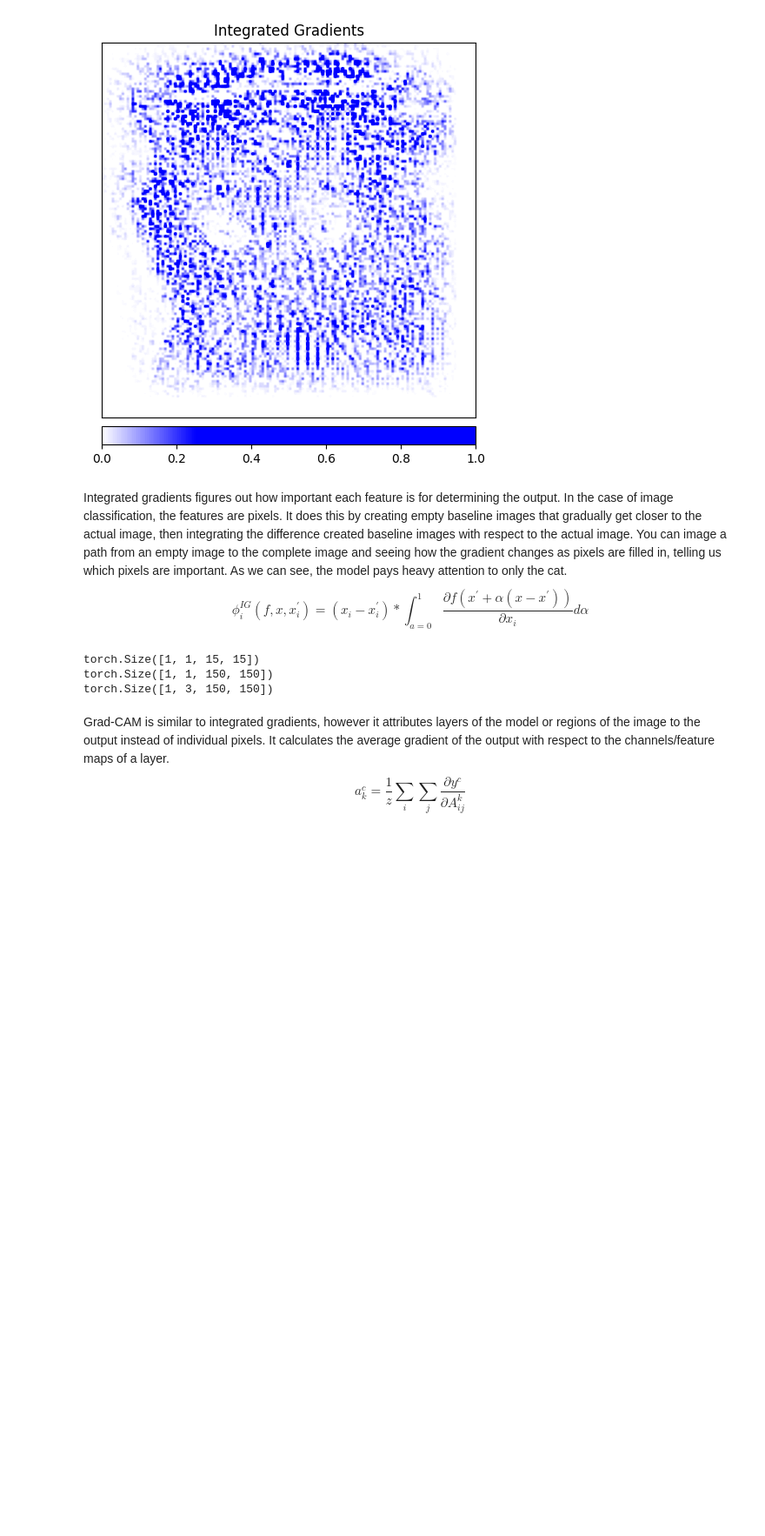
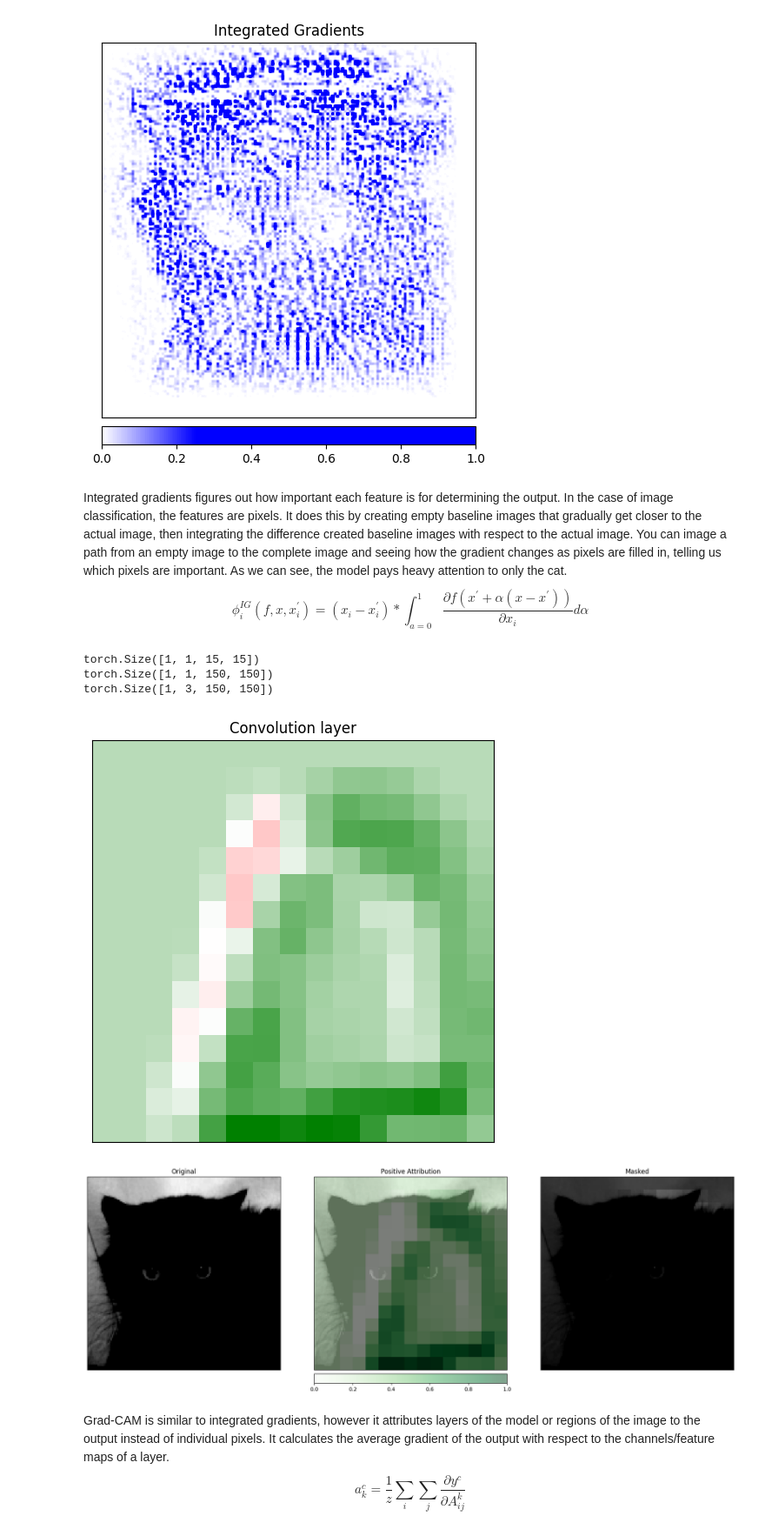
Before and after one commit to KenTheNoob/eng-ai-agents, a Jupyter notebook: assignments/assignment-2a/assignment-2a.ipynb, the cells around one changed output. Shown at 87% size. Drawn from its saved outputs; the diff is of its cells as text; code cells hidden in the pictures; blank space fills up the shorter version.

```diff
--- a/assignments/assignment-2a/assignment-2a.ipynb
+++ b/assignments/assignment-2a/assignment-2a.ipynb
@@ -90,22 +82,39 @@ $$
 \phi_i^{IG}(f,x,x_i^{'})=(x_i-x_i^{'})*\int_{a=0}^1\frac{\partial f(x^{'}+\alpha(x-x^{'}))}{\partial x_i}d\alpha
 $$
 # %%
+# Grad CAM
 layer_gradcam = LayerGradCam(model, model.module.conv4)
-attributions_lgc = layer_gradcam.attribute(input_img.to(device))
-upsame_attr_lgc = LayerAttribution.interpolate(attributions_lgc, input_img.shape[2:])
+
+''' My model is far too confident with it's predictions after having trained it for so long
+    (see model_gpu.ipynb for model performance)
+    As a result, it outputs 1.0 for the cat image causing the attribution method to return a zero tensor
+    To solve this, I must continually augment the image to reduce my model's confidence
+    Rarely, the code may have to be rerun'''
+augmentation = transforms.Compose([
+    transforms.RandomHorizontalFlip(0.5),
+    transforms.RandomAffine(degrees=40,translate=(0,0.2), scale=(0.8,1.2), shear=(0.8,1.2,0.8,1.2)),
+])
+output = 1.0
+augmented_img = input_img
+while(output > 0.9):
+    augmented_img = augmentation(augmented_img)
+    # Run the model and get the output
+    output = model(augmented_img.to(device)).item()
+attributions_lgc = layer_gradcam.attribute(augmented_img.to(device))
+upsame_attr_lgc = LayerAttribution.interpolate(attributions_lgc, augmented_img.shape[2:])
 print(attributions_lgc.shape)
 print(upsame_attr_lgc.shape)
 print(input_img.shape)
-#_ = viz.visualize_image_attr(attributions_lgc[0].cpu().permute(1,2,0).detach().numpy(), sign="all", title="Convolution layer")
+_ = viz.visualize_image_attr(attributions_lgc[0].cpu().permute(1,2,0).detach().numpy(), sign="all", title="Convolution layer")
 _ = viz.visualize_image_attr_multiple(upsame_attr_lgc[0].cpu().permute(1,2,0).detach().numpy(),
 test_img.permute(1,2,0).numpy(), ["original_image", "blended_heat_map", "masked_image"], ["all", "positive", "positive"],
 show_colorbar=True, titles=["Original", "Positive Attribution", "Masked"], fig_size=(18,6))
-
-#upsamp_attr_lgc
 # %% [output]
 torch.Size([1, 1, 15, 15])
 torch.Size([1, 1, 150, 150])
 torch.Size([1, 3, 150, 150])
+[figure, added]
+[figure, added]
 # %% [markdown]
 Grad-CAM is similar to integrated gradients, however it attributes layers of the model or regions of the image to the output instead of individual pixels. It calculates the average gradient of the output with respect to the channels/feature maps of a layer.
 $$
```
Also changed, not shown: parts of 1 cell of this notebook, 2 other files.
